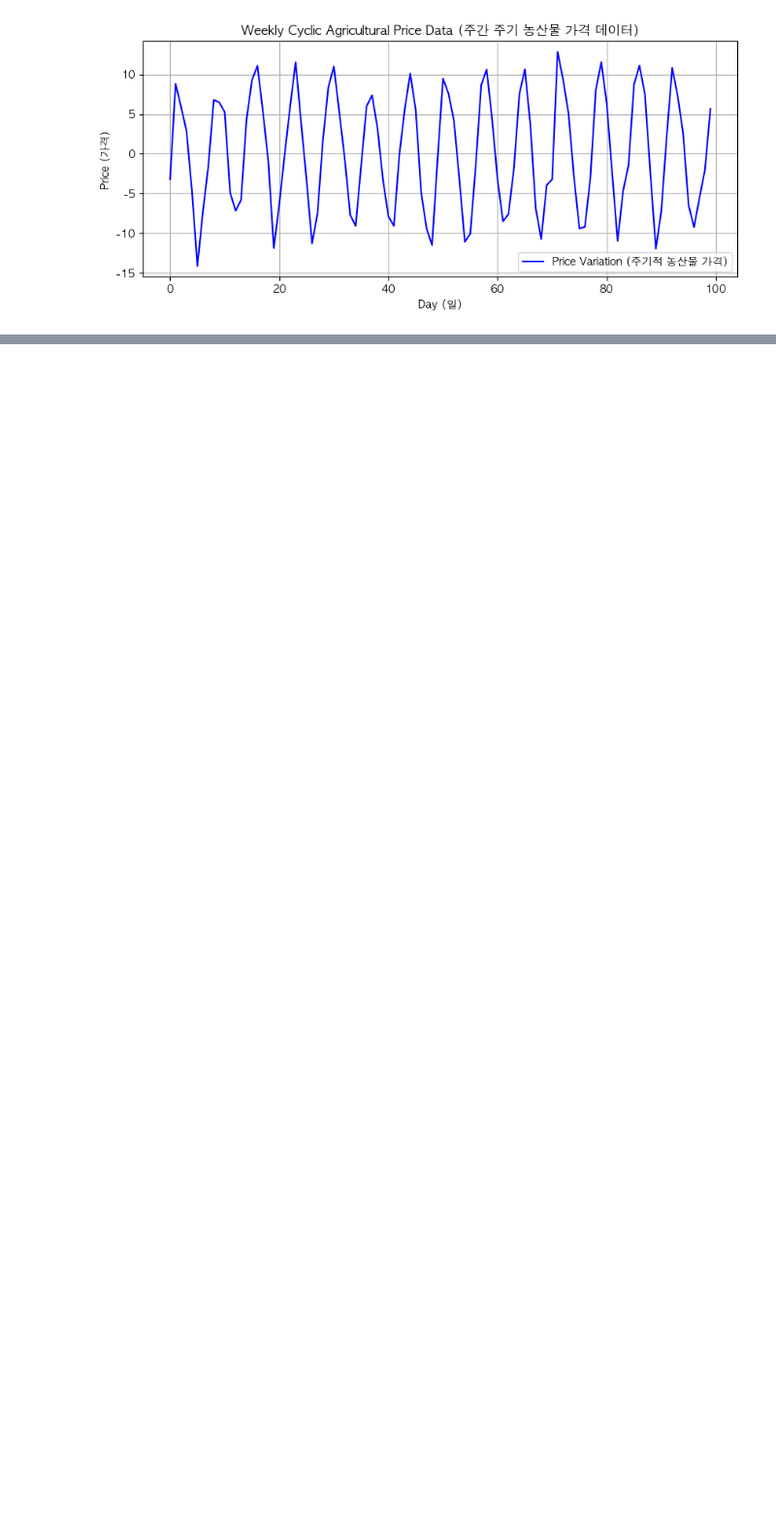
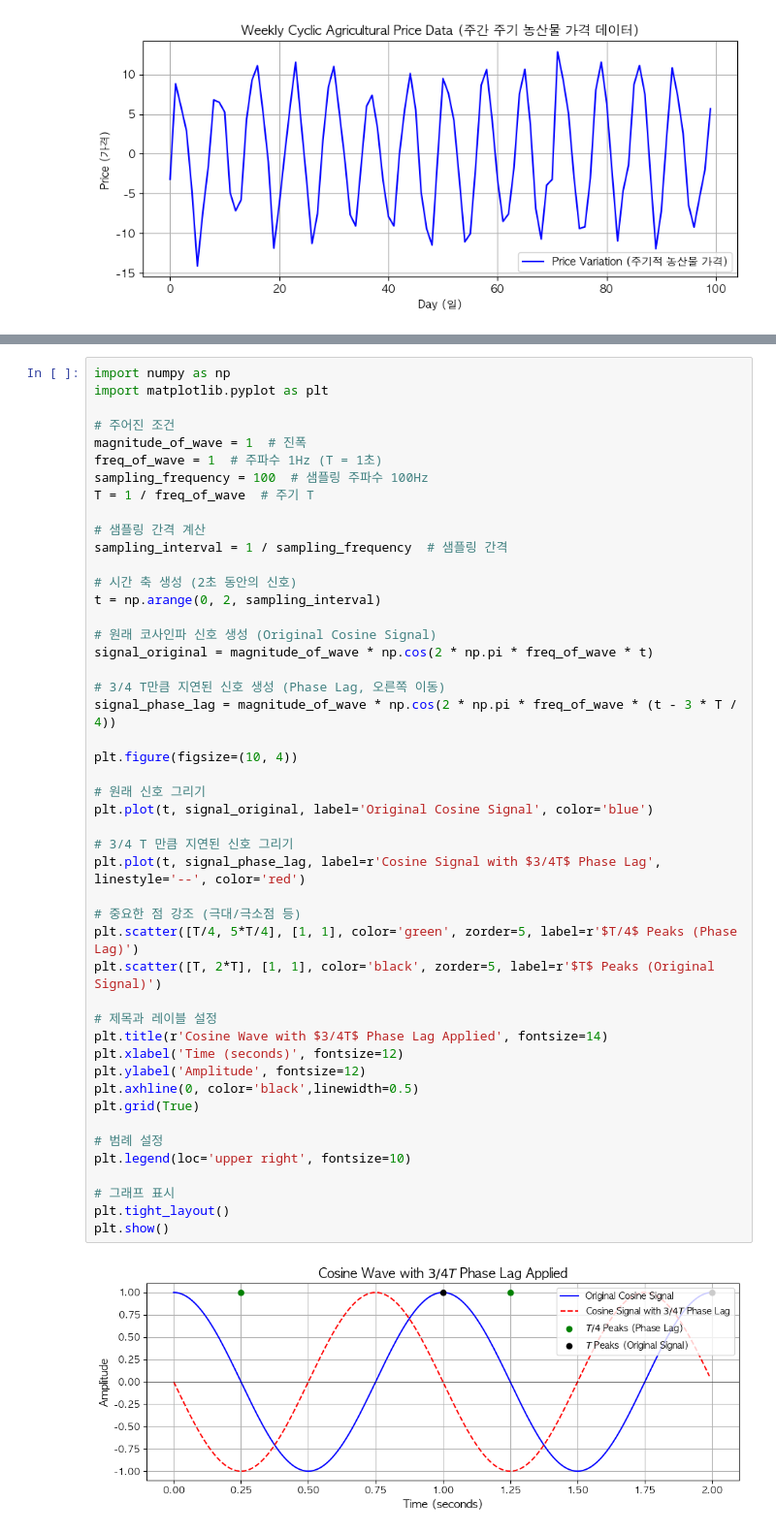
Before and after one commit to hundong2/machine_learning, a Jupyter notebook: dacon/15.1.1.TimeSeries.ipynb, the cells around one changed output, grey strips where cells are left out. Shown at 97% size. Drawn from its saved outputs; the diff is of its cells as text; blank space fills up the shorter version.

```diff
--- a/dacon/15.1.1.TimeSeries.ipynb
+++ b/dacon/15.1.1.TimeSeries.ipynb
@@ -276,0 +346,49 @@ plt.show()
+# %%
+import numpy as np
+import matplotlib.pyplot as plt
+
+# 주어진 조건
+magnitude_of_wave = 1  # 진폭
+freq_of_wave = 1  # 주파수 1Hz (T = 1초)
+sampling_frequency = 100  # 샘플링 주파수 100Hz
+T = 1 / freq_of_wave  # 주기 T
+
+# 샘플링 간격 계산
+sampling_interval = 1 / sampling_frequency  # 샘플링 간격
+
+# 시간 축 생성 (2초 동안의 신호)
+t = np.arange(0, 2, sampling_interval)
+
+# 원래 코사인파 신호 생성 (Original Cosine Signal)
+signal_original = magnitude_of_wave * np.cos(2 * np.pi * freq_of_wave * t)
+
+# 3/4 T만큼 지연된 신호 생성 (Phase Lag, 오른쪽 이동)
+signal_phase_lag = magnitude_of_wave * np.cos(2 * np.pi * freq_of_wave * (t - 3 * T / 4))
+
+plt.figure(figsize=(10, 4))
+
+# 원래 신호 그리기
+plt.plot(t, signal_original, label='Original Cosine Signal', color='blue')
+
+# 3/4 T 만큼 지연된 신호 그리기
+plt.plot(t, signal_phase_lag, label=r'Cosine Signal with $3/4T$ Phase Lag', linestyle='--', color='red')
+
+# 중요한 점 강조 (극대/극소점 등)
+plt.scatter([T/4, 5*T/4], [1, 1], color='green', zorder=5, label=r'$T/4$ Peaks (Phase Lag)')
+plt.scatter([T, 2*T], [1, 1], color='black', zorder=5, label=r'$T$ Peaks (Original Signal)')
+
+# 제목과 레이블 설정
+plt.title(r'Cosine Wave with $3/4T$ Phase Lag Applied', fontsize=14)
+plt.xlabel('Time (seconds)', fontsize=12)
+plt.ylabel('Amplitude', fontsize=12)
+plt.axhline(0, color='black',linewidth=0.5)
+plt.grid(True)
+
+# 범례 설정
+plt.legend(loc='upper right', fontsize=10)
+
+# 그래프 표시
+plt.tight_layout()
+plt.show()
+# %% [output]
+[figure, added]
```
Also changed, not shown: parts of 11 cells of this notebook.
